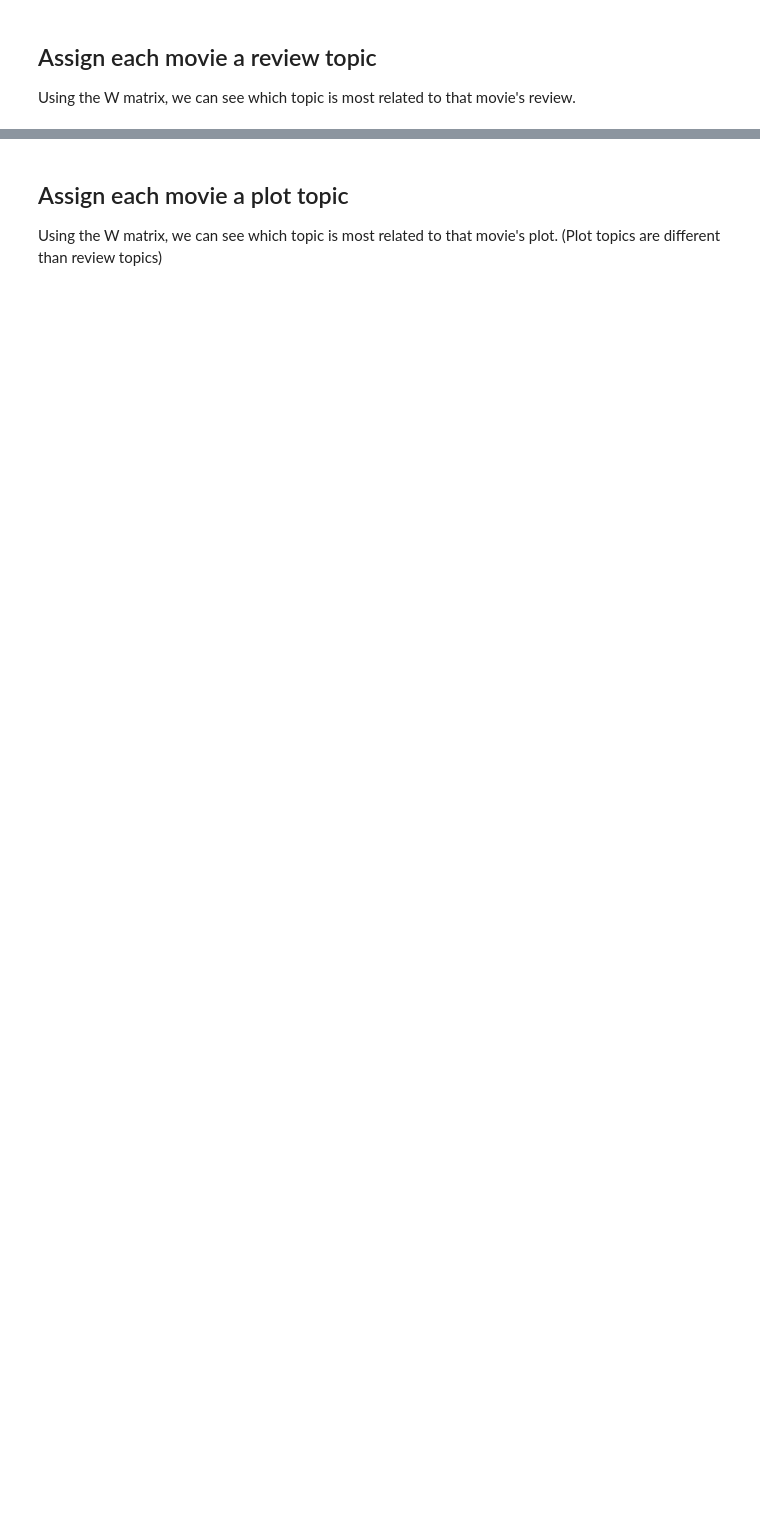
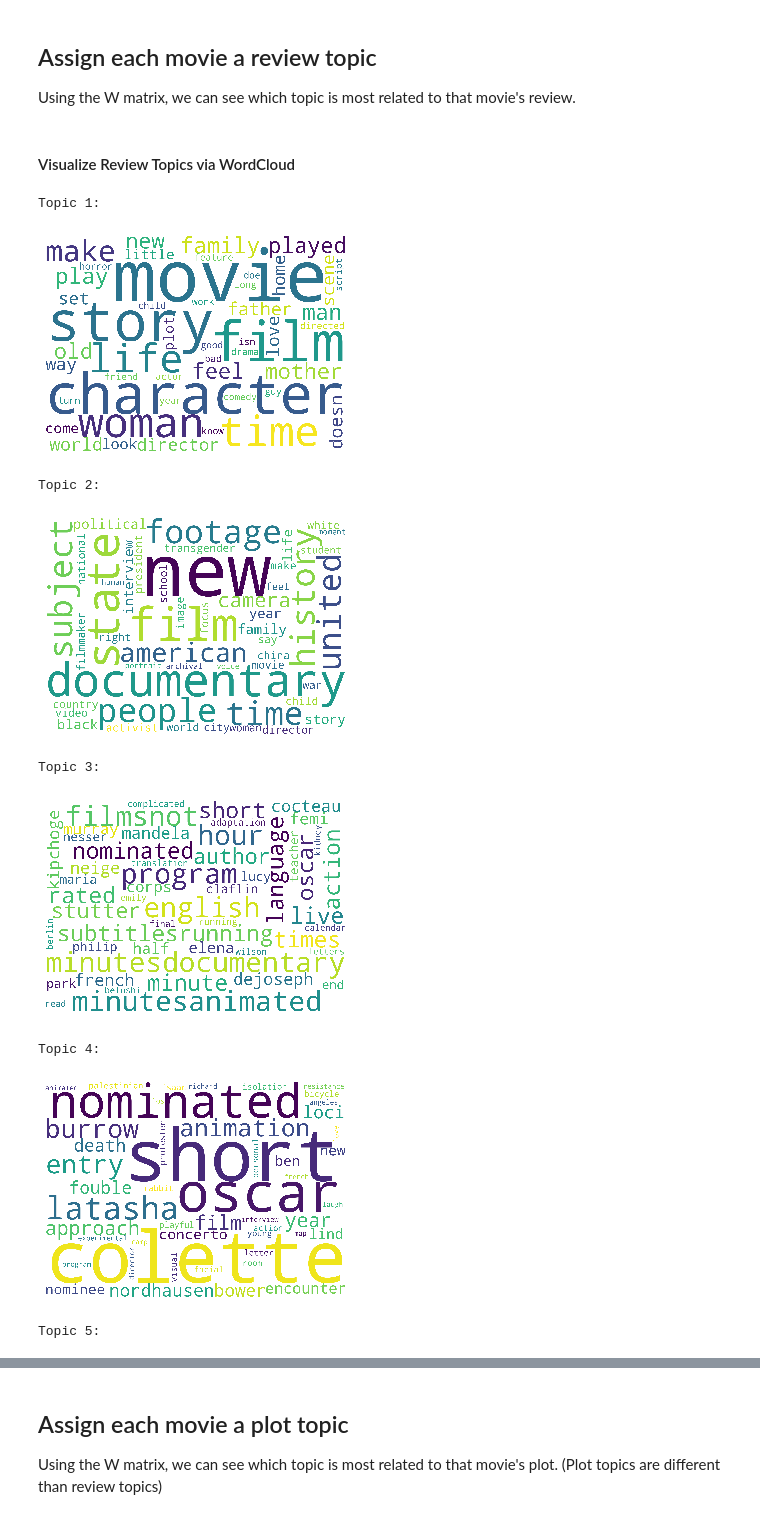
Before and after one commit to kendalldyke14/NYTCriticsChoicePrediction, a Jupyter notebook: TopicModelingExplorationNMF.ipynb, the cells around one changed output, grey strips where cells are left out. Saved outputs shown, nothing was run; the diff lists cells and outputs as text; code cells hidden in the pictures; blank space fills up the shorter version.

```diff
--- a/TopicModelingExplorationNMF.ipynb
+++ b/TopicModelingExplorationNMF.ipynb
@@ -190,7 +194,7 @@ def trainNMF(tfidf, n_components):
             topic_words.append(feature_names_NMF[w])
         topics.append(topic_words)
 
-    return W, H, topics
+    return W, H, topics, nmf
 # %% [markdown]
 ## Load Movie Data
 # %%
@@ -205,7 +233,7 @@ Using the W matrix, we can see which topic is most related to that movie's revie
 # %%
 movie_data['review_text'] = lemmatize(movie_data['review_text'])
 tfidf_documents_NMF, feature_names_NMF = tfidf_vecorization(movie_data['review_text'], (1,1))
-W, H, topics = trainNMF(tfidf_documents_NMF, 5)
+W, H, topics, nmf = trainNMF(tfidf_documents_NMF, 5)
 # %%
 # W is the topic matrix, the highest value within each row will determine the most relevant topic
 movie_data["review_topic"] = [x.argmax() for x in W]
@@ -216,3 +244,30 @@ movie_data2 = pd.DataFrame(
     np.column_stack([movie_data2,W_df]),
     columns=movie_data2.columns.append(W_df.columns)
 )
+# %% [markdown]
+#### Visualize Review Topics via WordCloud
+# %%
+first_topic = nmf.components_[0]
+
+for idx,topic in enumerate(nmf.components_):
+    topic_words = [feature_names_NMF[i] for i in topic.argsort()[:-50 - 1 :-1]]
+    print(f"Topic {idx+1}:")
+    cloud = WordCloud(
+                          stopwords=STOPWORDS,
+                          background_color='white',
+                          width=2500,
+                          height=1800
+                         ).generate(" ".join(topic_words))
+    plt.imshow(cloud)
+    plt.axis('off')
+    plt.show()
+# %% [output]
+Topic 1:
+[figure, added]
+Topic 2:
+[figure, added]
+Topic 3:
+[figure, added]
+Topic 4:
+[figure, added]
+Topic 5:
```
Also changed, not shown: parts of 11 cells of this notebook.
